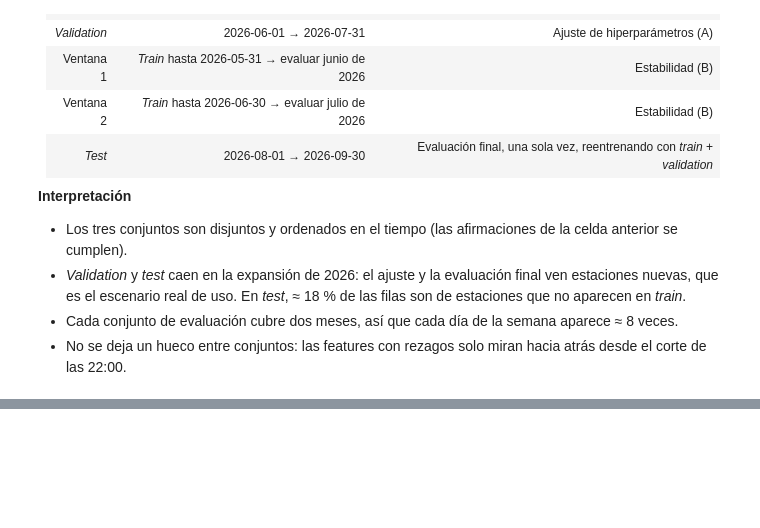
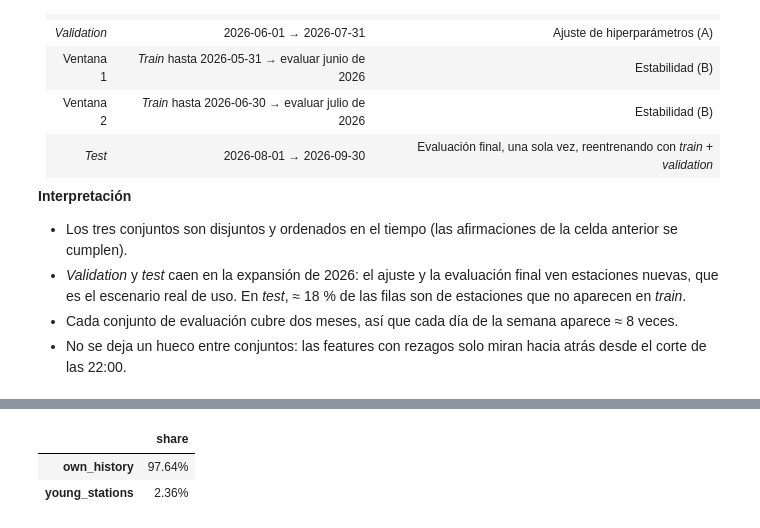
Before and after one commit to LeonardoSantosGrc/MiBici, a Jupyter notebook: notebooks/3.01-lsg-modeling-contract.ipynb, the cells around one changed output, grey strips where cells are left out. Saved outputs shown, nothing was run; the diff lists cells and outputs as text; code cells hidden in the pictures; blank space fills up the shorter version.

```diff
--- a/notebooks/3.01-lsg-modeling-contract.ipynb
+++ b/notebooks/3.01-lsg-modeling-contract.ipynb
@@ -394,0 +417,41 @@ summary_splits.style.format(
+# %%
+# Baseline: own 4-week average, then young stations, then all stations (same hour, 1-4 weeks back)
+YOUNG_DAYS = 28
+
+
+def weekly_average(hourly: pd.Series) -> pd.Series:
+    """Mean of a series indexed by hour_start at the same hour 1-4 weeks before each row."""
+    weeks = [
+        hourly.reindex(df["hour_start"] - pd.Timedelta(hours=168 * k)).to_numpy()
+        for k in range(1, 5)
+    ]
+    return pd.DataFrame(np.vstack(weeks).T, index=df.index).mean(axis=1)
+
+
+young = df["station_age_days"] < YOUNG_DAYS
+young_average = weekly_average(df[young].groupby("hour_start")["departures"].mean())
+all_average = weekly_average(df.groupby("hour_start")["departures"].mean())
+
+own_average = rules["avg_4_weeks"]
+baseline = own_average.fillna(young_average).fillna(all_average)
+baseline_source = pd.Series(
+    np.select(
+        [own_average.notna(), young_average.notna()],
+        ["own_history", "young_stations"],
+        default="all_stations",
+    ),
+    index=df.index,
+)
+# The first 4 weeks of processed_v1 have no history; every later row gets a forecast
+has_history = df["hour_start"] >= df["hour_start"].min() + pd.Timedelta(weeks=4)
+assert baseline[has_history].notna().all()
+assert (baseline[has_history] >= 0).all()  # counts cannot be negative
+
+in_validation = split == "validation"
+baseline_source[in_validation].value_counts(normalize=True).to_frame("share").style.format(
+    "{:.2%}"
+)
+# %% [output]
+|  | share |
+| own_history | 97.64% |
+| young_stations | 2.36% |
```
Also changed, not shown: parts of 6 cells of this notebook.
